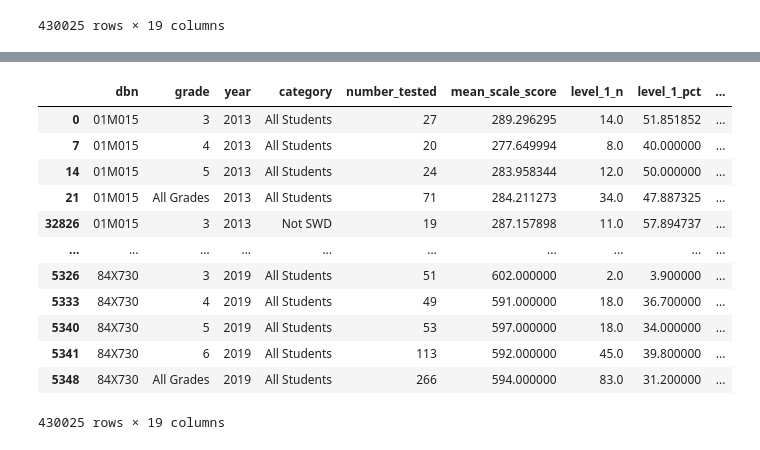
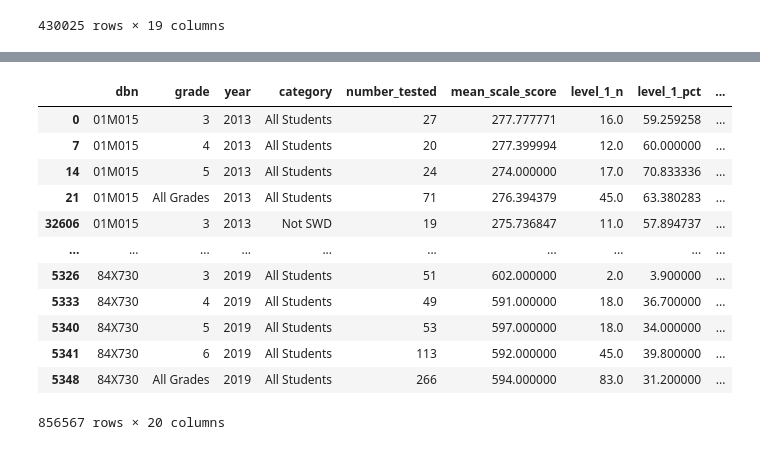
Before and after one commit to adelphi-ed-tech/nycschools, a Jupyter notebook: nb/exams.ipynb, the cells around one changed output, grey strips where cells are left out. Saved outputs shown, nothing was run; the diff lists cells and outputs as text; code cells hidden in the pictures.

Commit message:
added examples of all exams.py load functions

```diff
--- a/nb/exams.ipynb
+++ b/nb/exams.ipynb
@@ -21,3 +106,6 @@ ela_df
 | 5341 | 84X730 | 6 | 2019 | All Students | 113 | 592.000000 | 45.0 | 39.800000 | ... |
 | 5348 | 84X730 | All Grades | 2019 | All Students | 266 | 594.000000 | 83.0 | 31.200000 | ... |
 430025 rows × 19 columns
+# %%
+wide_tests = exams.load_math_ela_wide()
+wide_tests
@@ -24,17 +126,17 @@ ela_df
 # %%
-math_df = exams.load_ela()
-math_df
+long_tests = exams.load_math_ela_long()
+long_tests
 # %% [output]
 |  | dbn | grade | year | category | number_tested | mean_scale_score | level_1_n | level_1_pct | ... |
-| 0 | 01M015 | 3 | 2013 | All Students | 27 | 289.296295 | 14.0 | 51.851852 | ... |
-| 7 | 01M015 | 4 | 2013 | All Students | 20 | 277.649994 | 8.0 | 40.000000 | ... |
-| 14 | 01M015 | 5 | 2013 | All Students | 24 | 283.958344 | 12.0 | 50.000000 | ... |
-| 21 | 01M015 | All Grades | 2013 | All Students | 71 | 284.211273 | 34.0 | 47.887325 | ... |
-| 32826 | 01M015 | 3 | 2013 | Not SWD | 19 | 287.157898 | 11.0 | 57.894737 | ... |
+| 0 | 01M015 | 3 | 2013 | All Students | 27 | 277.777771 | 16.0 | 59.259258 | ... |
+| 7 | 01M015 | 4 | 2013 | All Students | 20 | 277.399994 | 12.0 | 60.000000 | ... |
+| 14 | 01M015 | 5 | 2013 | All Students | 24 | 274.000000 | 17.0 | 70.833336 | ... |
+| 21 | 01M015 | All Grades | 2013 | All Students | 71 | 276.394379 | 45.0 | 63.380283 | ... |
+| 32606 | 01M015 | 3 | 2013 | Not SWD | 19 | 275.736847 | 11.0 | 57.894737 | ... |
 | ... | ... | ... | ... | ... | ... | ... | ... | ... | ... |
 | 5326 | 84X730 | 3 | 2019 | All Students | 51 | 602.000000 | 2.0 | 3.900000 | ... |
 | 5333 | 84X730 | 4 | 2019 | All Students | 49 | 591.000000 | 18.0 | 36.700000 | ... |
 | 5340 | 84X730 | 5 | 2019 | All Students | 53 | 597.000000 | 18.0 | 34.000000 | ... |
 | 5341 | 84X730 | 6 | 2019 | All Students | 113 | 592.000000 | 45.0 | 39.800000 | ... |
 | 5348 | 84X730 | All Grades | 2019 | All Students | 266 | 594.000000 | 83.0 | 31.200000 | ... |
-430025 rows × 19 columns
+856567 rows × 20 columns
```
Also changed, not shown: parts of 5 cells of this notebook, 2 other files.
